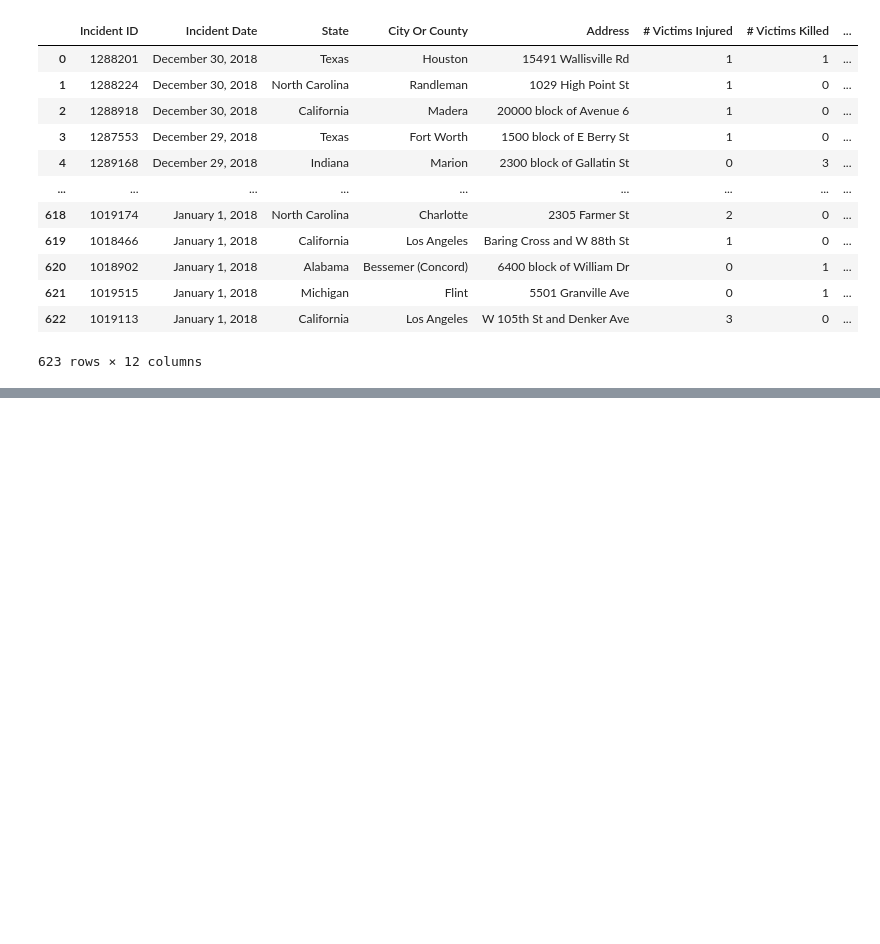
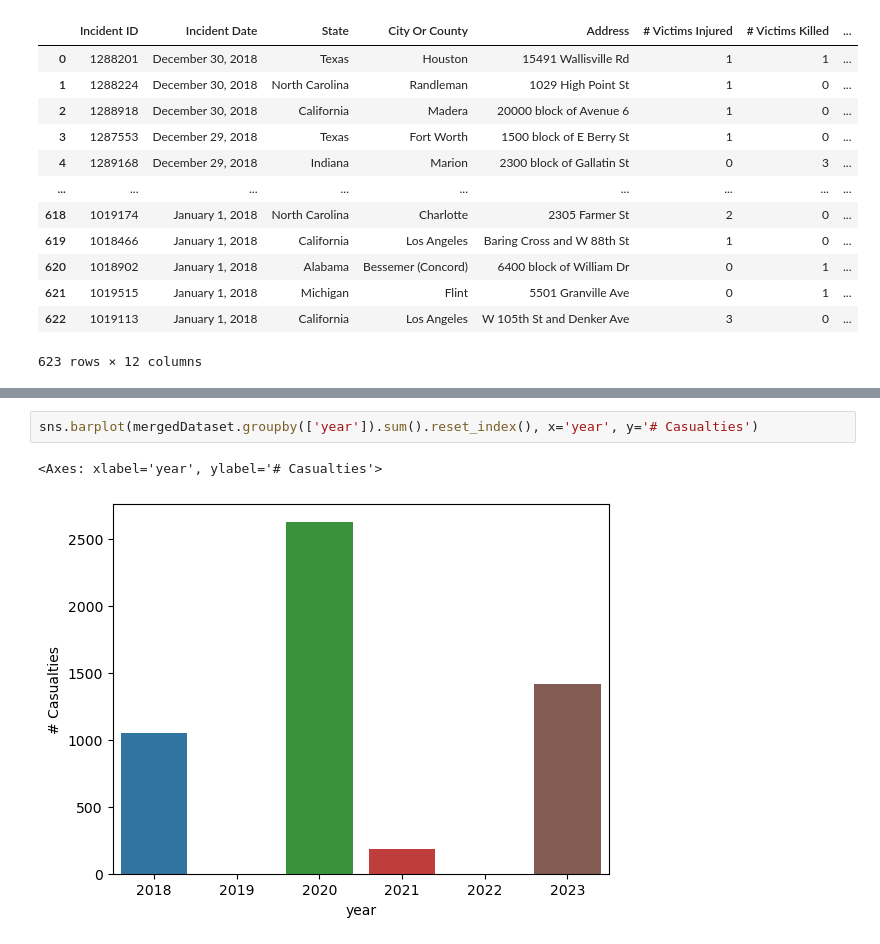
Before and after one commit to DozieSixtus/Gun-violence-US, a Jupyter notebook: scripts/EDA.ipynb, the cells around one changed output, grey strips where cells are left out. Drawn from its saved outputs; the diff is of its cells as text; blank space fills up the shorter version.

```diff
--- a/scripts/EDA.ipynb
+++ b/scripts/EDA.ipynb
@@ -35,0 +134,5 @@ gunVio2018
+# %%
+sns.barplot(mergedDataset.groupby(['year']).sum().reset_index(), x='year', y='# Casualties')
+# %% [output]
+<Axes: xlabel='year', ylabel='# Casualties'>
+[figure, added]
```
Also changed, not shown: parts of 10 cells of this notebook, 2 other files.
